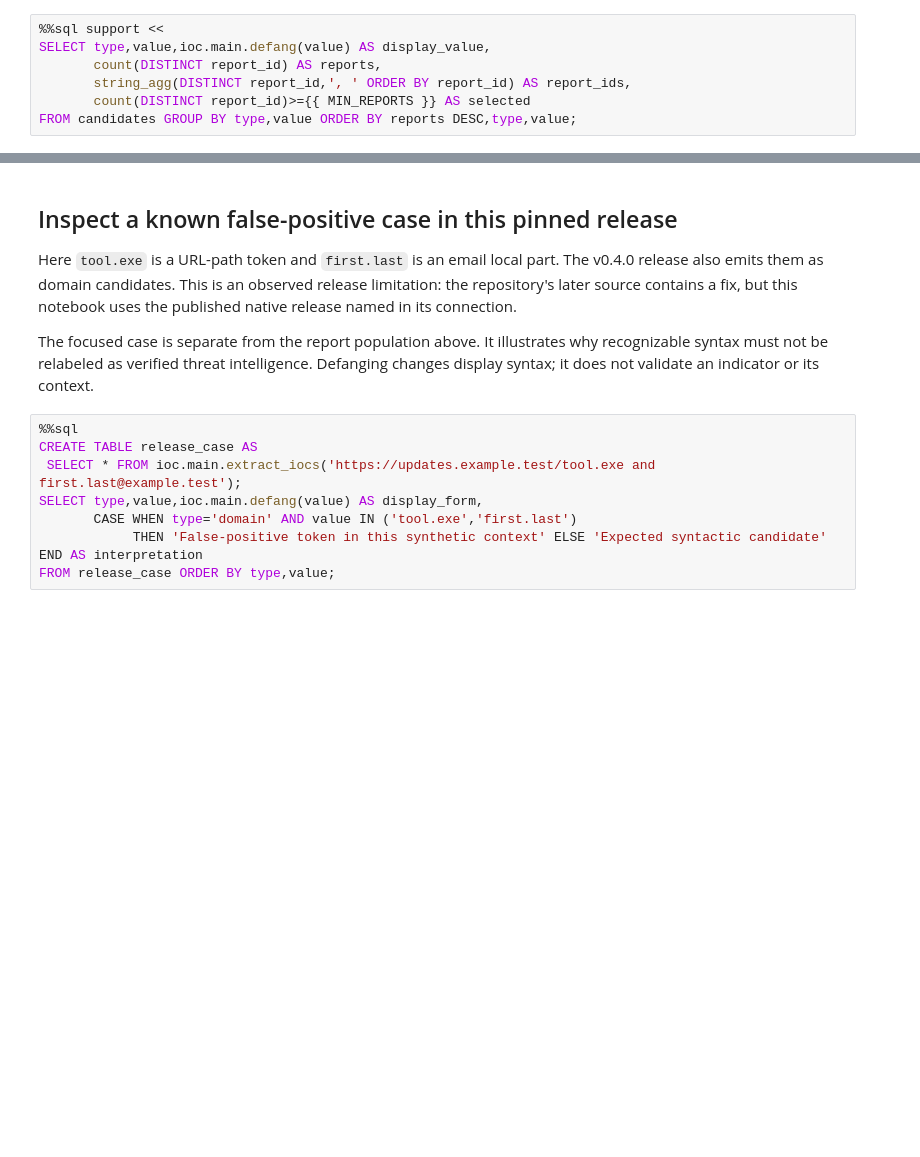
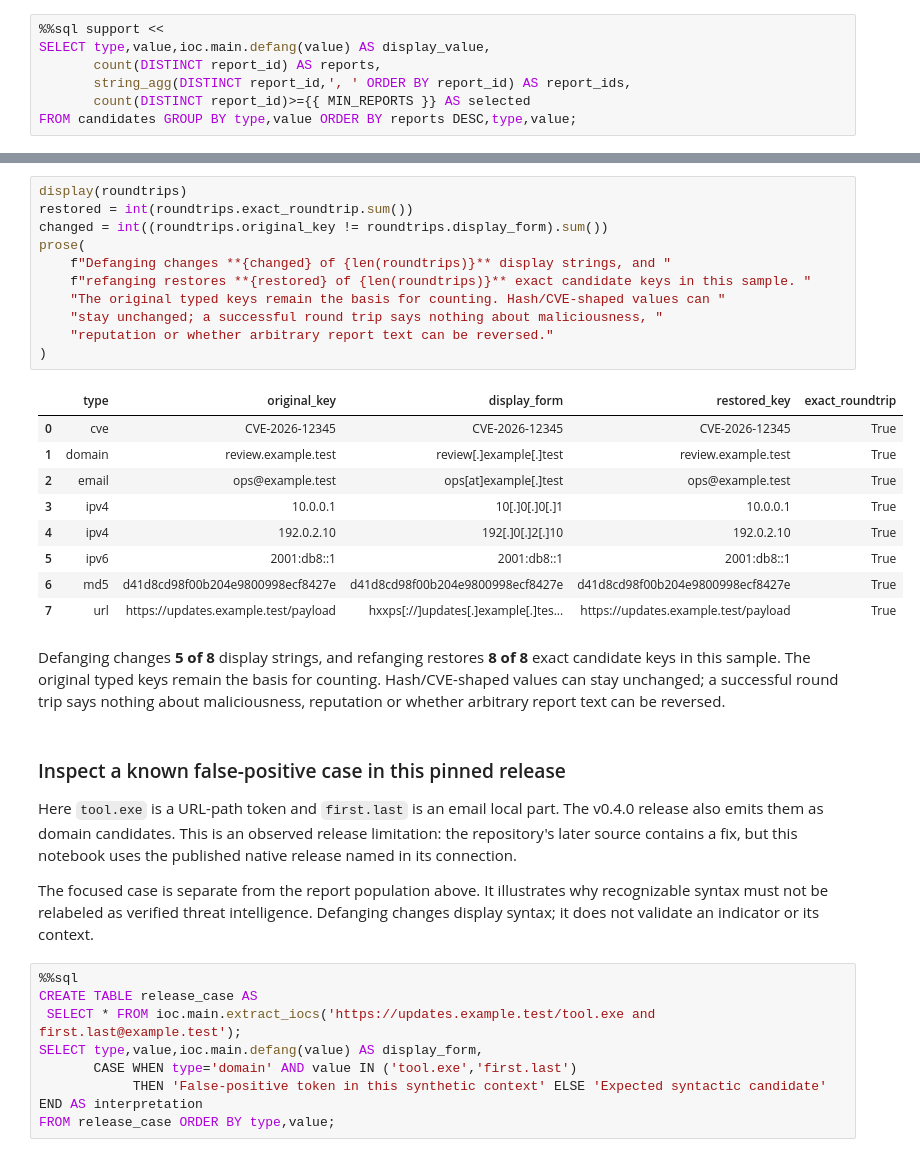
Before and after one commit to Query-farm/vgi-ioc, a Jupyter notebook: notebooks/01_count_report_support_not_mentions.ipynb, the cells around one changed output, grey strips where cells are left out. Saved outputs shown, nothing was run; the diff lists cells and outputs as text; blank space fills up the shorter version.

```diff
--- a/notebooks/01_count_report_support_not_mentions.ipynb
+++ b/notebooks/01_count_report_support_not_mentions.ipynb
@@ -288,5 +325,27 @@ At a minimum of **1 report(s)**, **8 of 8 typed candidates** meet the shortlist
+# %%
+display(roundtrips)
+restored = int(roundtrips.exact_roundtrip.sum())
+changed = int((roundtrips.original_key != roundtrips.display_form).sum())
+prose(
+    f"Defanging changes **{changed} of {len(roundtrips)}** display strings, and "
+    f"refanging restores **{restored} of {len(roundtrips)}** exact candidate keys in this sample. "
+    "The original typed keys remain the basis for counting. Hash/CVE-shaped values can "
+    "stay unchanged; a successful round trip says nothing about maliciousness, "
+    "reputation or whether arbitrary report text can be reversed."
+)
+# %% [output]
+|  | type | original_key | display_form | restored_key | exact_roundtrip |
+| 0 | cve | CVE-2026-12345 | CVE-2026-12345 | CVE-2026-12345 | True |
+| 1 | domain | review.example.test | review[.]example[.]test | review.example.test | True |
+| 2 | email | ops@example.test | ops[at]example[.]test | ops@example.test | True |
+| 3 | ipv4 | 10.0.0.1 | 10[.]0[.]0[.]1 | 10.0.0.1 | True |
+| 4 | ipv4 | 192.0.2.10 | 192[.]0[.]2[.]10 | 192.0.2.10 | True |
+| 5 | ipv6 | 2001:db8::1 | 2001:db8::1 | 2001:db8::1 | True |
+| 6 | md5 | d41d8cd98f00b204e9800998ecf8427e | d41d8cd98f00b204e9800998ecf8427e | d41d8cd98f00b204e9800998ecf8427e | True |
+| 7 | url | https://updates.example.test/payload | hxxps[://]updates[.]example[.]tes... | https://updates.example.test/payload | True |
+Defanging changes **5 of 8** display strings, and refanging restores **8 of 8** exact candidate keys in this sample. The original typed keys remain the basis for counting. Hash/CVE-shaped values can stay unchanged; a successful round trip says nothing about maliciousness, reputation or whether arbitrary report text can be reversed.
 # %% [markdown]
-## Inspect a known false-positive case in this pinned release
+### Inspect a known false-positive case in this pinned release
 
 Here `tool.exe` is a URL-path token and `first.last` is an email local part.
 The v0.4.0 release also emits them as domain candidates. This is an observed release
```
Also changed, not shown: parts of 18 cells of this notebook, 12 other files.
